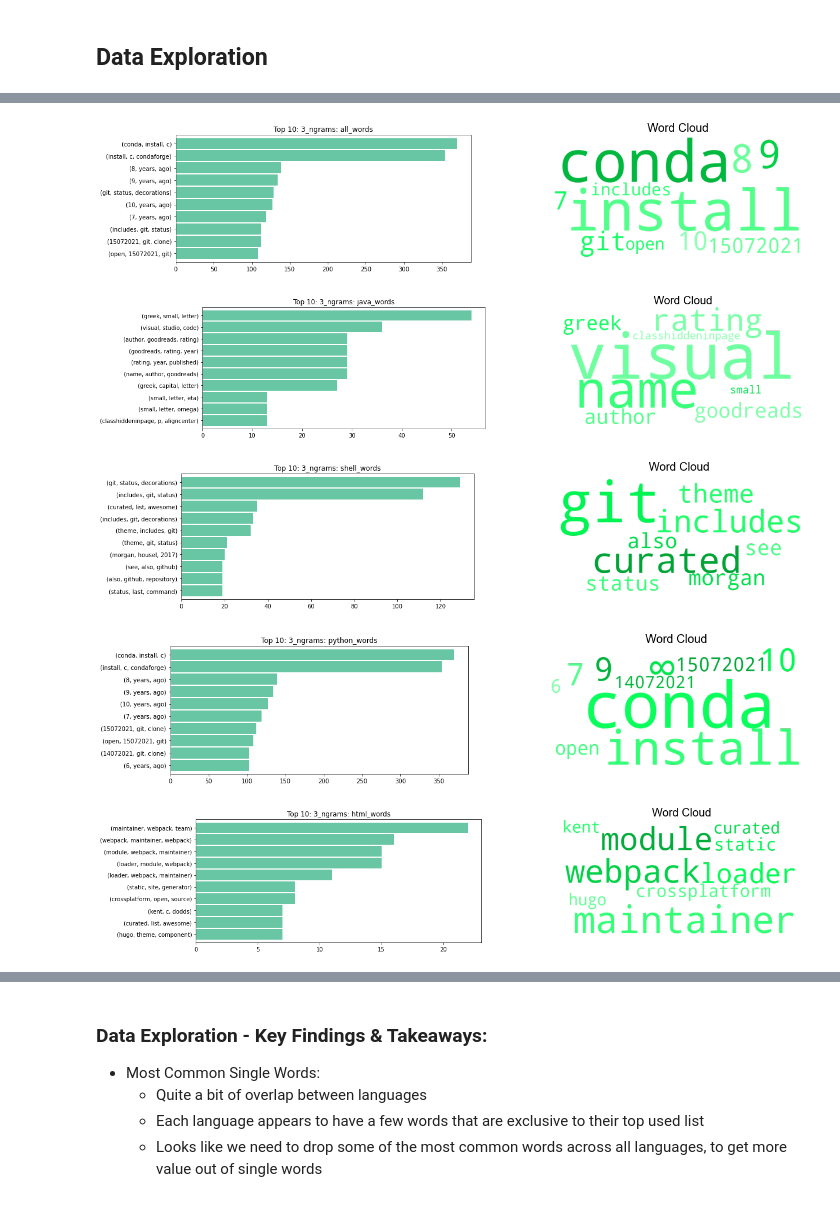
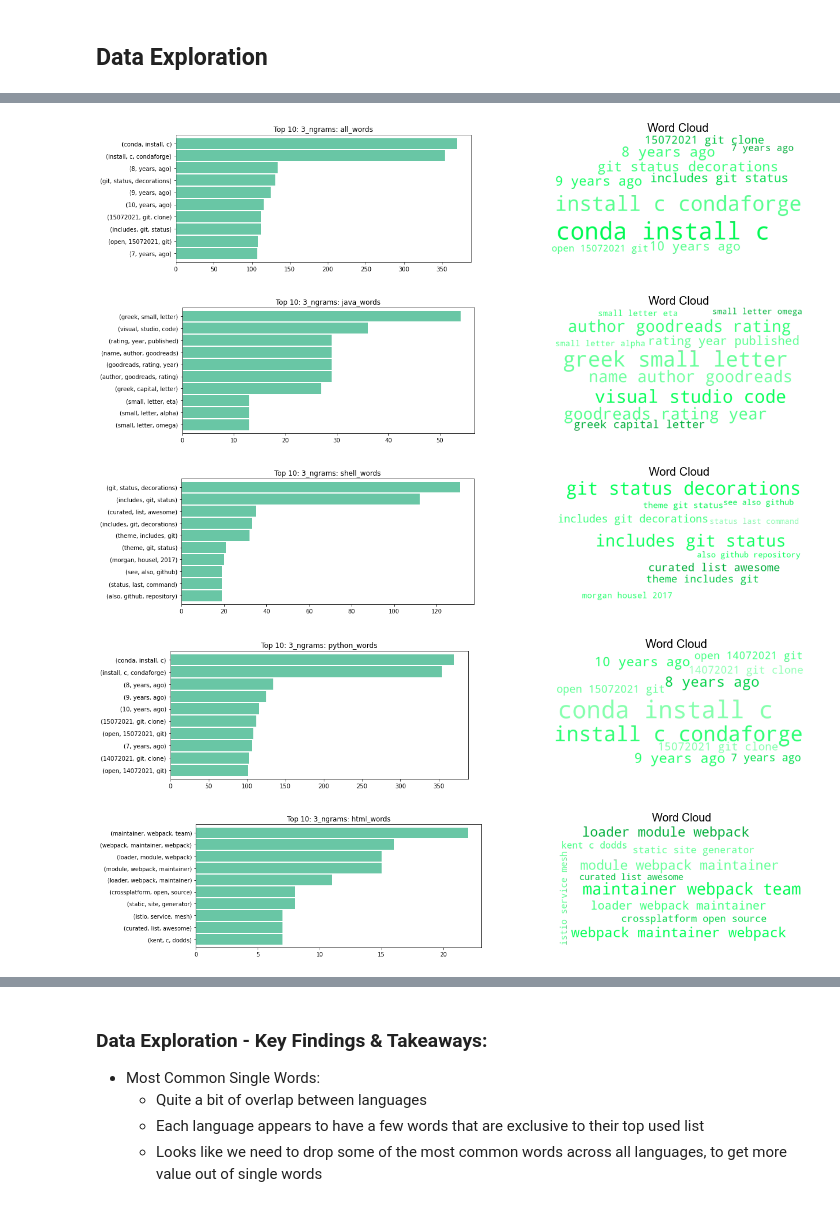
Before and after one commit to NLP-G4/NLP_group_project, a Jupyter notebook: final_report.ipynb, the cells around one changed output, grey strips where cells are left out. Saved outputs shown, nothing was run; the diff lists cells and outputs as text; code cells hidden in the pictures.

Commit message:
updated bi/trigram functions

```diff
--- a/final_report.ipynb
+++ b/final_report.ipynb
@@ -205,12 +205,12 @@ explore.word_count_word_cloud(this_list, that_list, n = 2, x=10, title_name = No
 # %%
 # and finally, let's see trigrams...
-explore.word_count_word_cloud(this_list, that_list, n = 3, x=10, title_name = None)
+explore.trigram_word_cloud(this_list, that_list, n = 3, x=10, title_name = None)
 # %% [output]
-[figure, old version]
+[figure, new version]
-[figure, old version]
+[figure, new version]
-[figure, old version]
+[figure, new version]
-[figure, old version]
+[figure, new version]
-[figure, old version]
+[figure, new version]
 # %%
 train['length'] = [len(i) for i in train.cleaned_readme_contents]
 train.groupby(by = 'language').mean().round(0)
```
Also changed, not shown: parts of 5 cells of this notebook.
